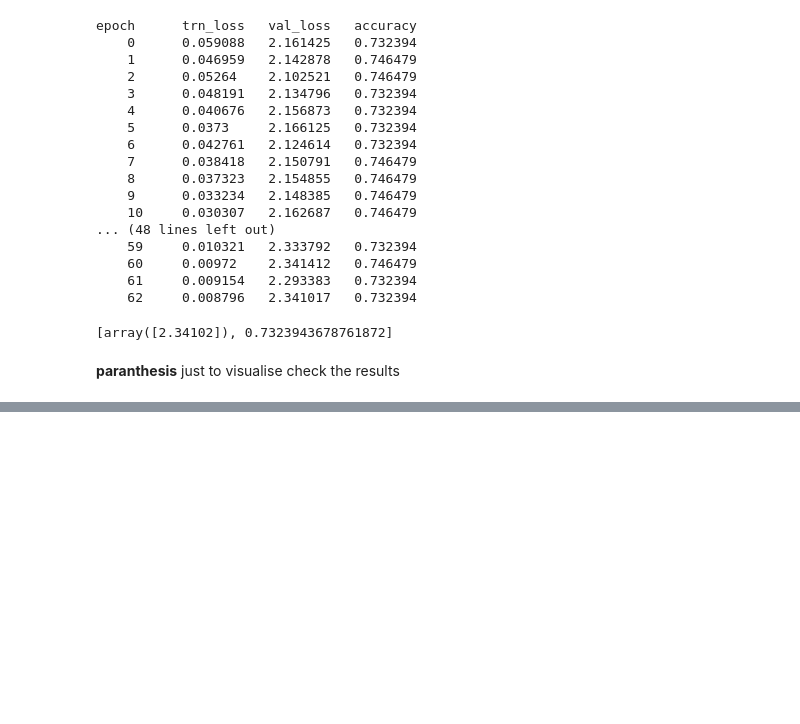
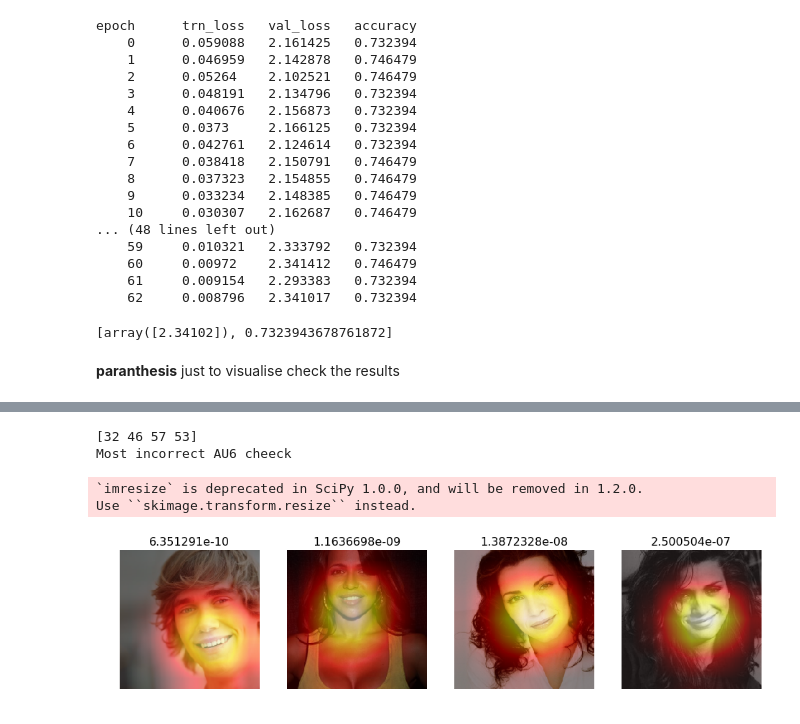
Before and after one commit to alessaww/fastai_fer, a Jupyter notebook: Emotionet_simple_train_sample_data_CAM-unique_au_6_12.ipynb, the cells around one changed output, grey strips where cells are left out. Drawn from its saved outputs; the diff is of its cells as text; code cells hidden in the pictures; blank space fills up the shorter version.

```diff
--- a/Emotionet_simple_train_sample_data_CAM-unique_au_6_12.ipynb
+++ b/Emotionet_simple_train_sample_data_CAM-unique_au_6_12.ipynb
@@ -318,0 +255,8 @@ Use ``skimage.transform.resize`` instead.
+# %%
+plot_val_with_title(most_by_correct(1, False), "Most incorrect AU6 cheeck")
+# %% [output]
+[32 46 57 53]
+Most incorrect AU6 cheeck
+`imresize` is deprecated in SciPy 1.0.0, and will be removed in 1.2.0.
+Use ``skimage.transform.resize`` instead.
+[figure, added]
```
Also changed, not shown: parts of 17 cells of this notebook.
